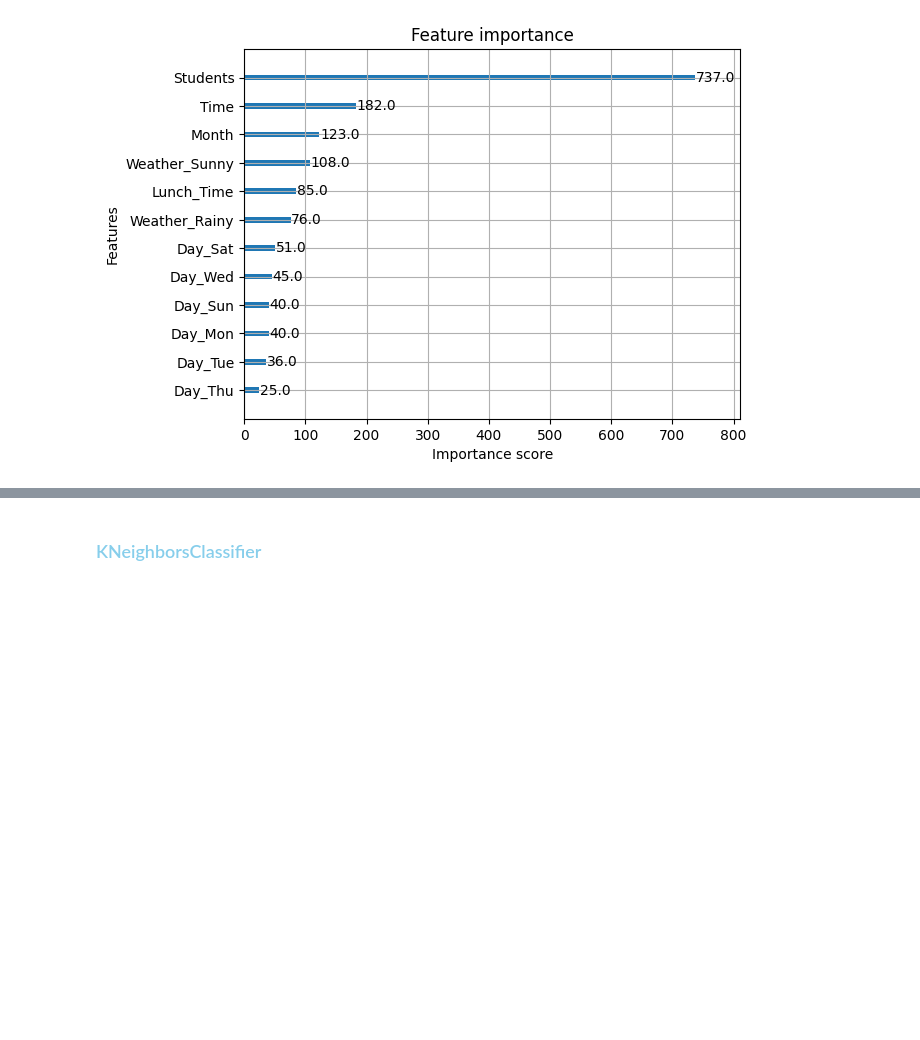
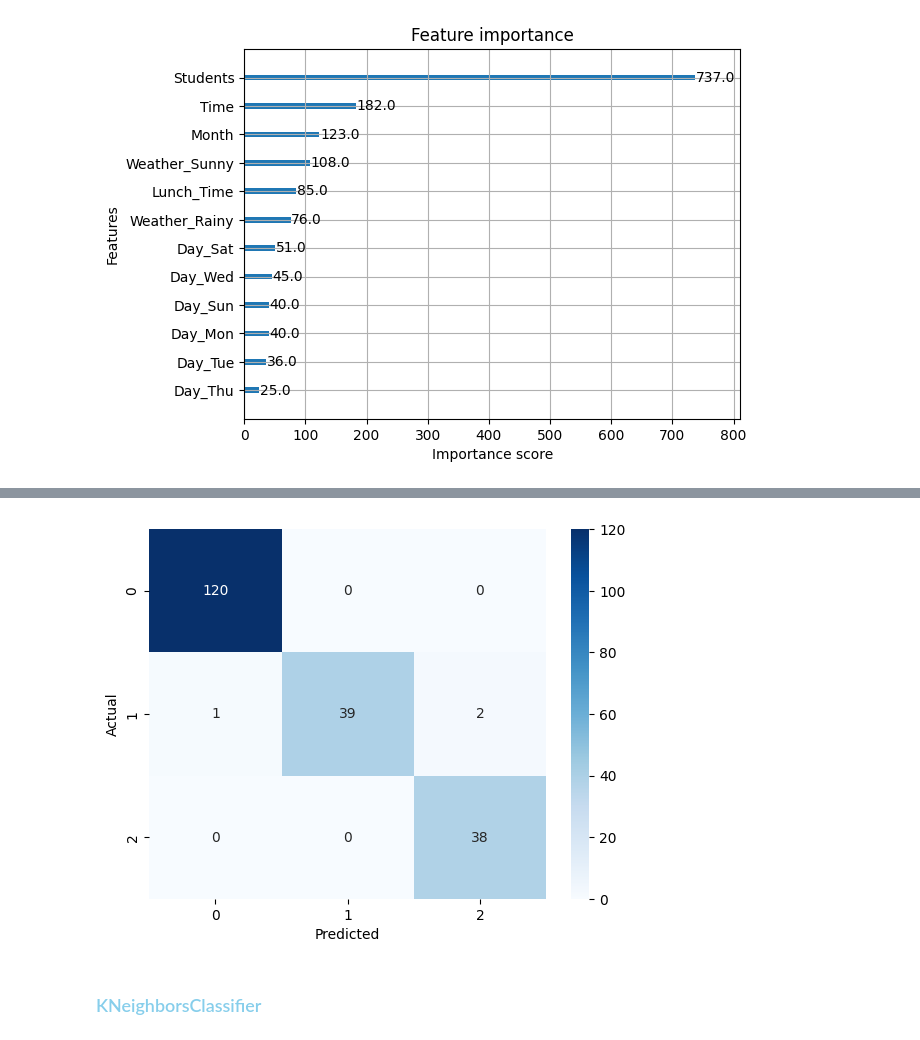
Before and after one commit to Wasima230Sultana/MU-Canteen-Rush-Predictor, a Jupyter notebook: Canteen-rush.ipynb, the cells around one changed output, grey strips where cells are left out. Saved outputs shown, nothing was run; the diff lists cells and outputs as text; code cells hidden in the pictures; blank space fills up the shorter version.

Commit message:
LightGBM

```diff
--- a/Canteen-rush.ipynb
+++ b/Canteen-rush.ipynb
@@ -959,0 +962,20 @@ plt.show()
+# %%
+from lightgbm import LGBMClassifier
+
+modelLgbm = LGBMClassifier(n_estimators=500, learning_rate=0.05, max_depth=6)
+modelLgbm.fit(X_train,y_train)
+y_train_pred_lgbm = modelLgbm.predict(X_train)
+y_test_pred_lgbm = modelLgbm.predict(X_test)
+
+lgbm_train_accu = accuracy_score(y_train,y_train_pred_lgbm)
+lgbm_test_accu = accuracy_score(y_test,y_test_pred_lgbm)
+lgbm_cm = confusion_matrix(y_test,y_test_pred_lgbm)
+lgbm_cr = classification_report(y_test,y_test_pred_lgbm)
+scores_lgbm = cross_val_score(modelLgbm, X, y, cv=5)
+print("CV Accuracy:", scores.mean())
+print("Train Accuracy : ",lgbm_train_accu)
+print("Test Accuracy : ",lgbm_test_accu)
+# Diagonal values → correct predictions
+# Off-diagonal values → errors
+print("Confusion metrics : \n",lgbm_cm)
+print("Classification report :\n",lgbm_cr)
@@ -960,3 +1000,13 @@ plt.show()
+# %%
+sns.heatmap(lgbm_cm,
+            annot=True,
+            fmt='d',
+            cmap='Blues')
+plt.xlabel("Predicted")
+plt.ylabel("Actual")
+plt.show()
+# %% [output]
+[figure, added]
 # %% [markdown]
 <h3 style="color:skyblue">KNeighborsClassifier</h3>
 # %%
```
Also changed, not shown: parts of 2 cells of this notebook.
